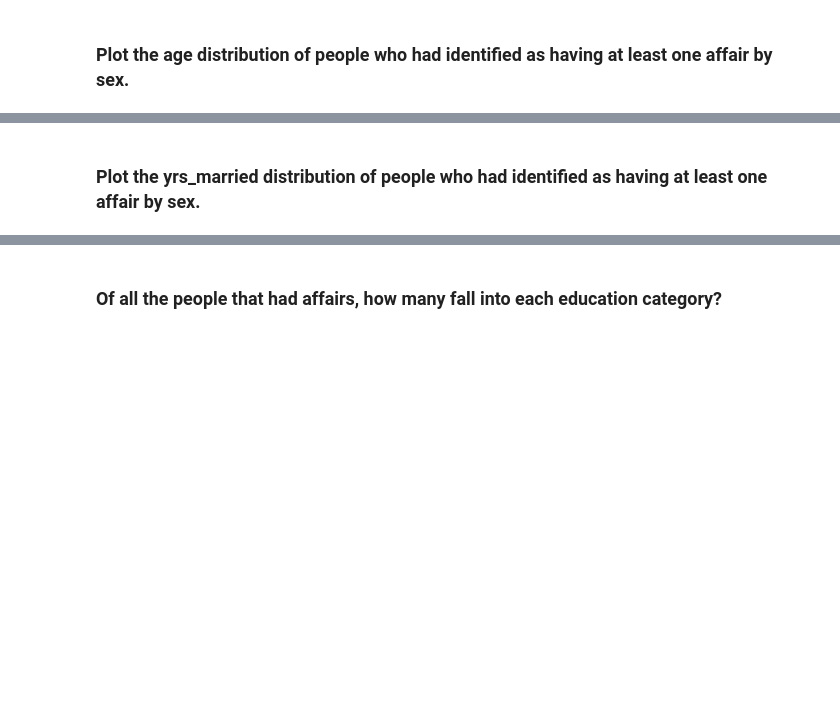
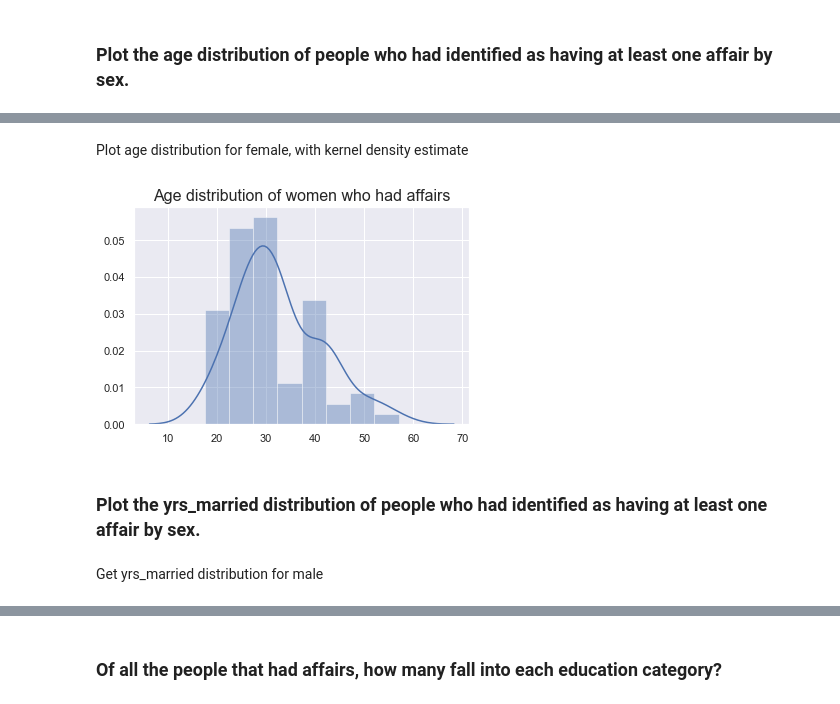
Before and after one commit to corneliailin/aae875_summer2019, a Jupyter notebook: lectures/Week5.ipynb, the cells around one changed output, grey strips where cells are left out. Saved outputs shown, nothing was run; the diff lists cells and outputs as text; code cells hidden in the pictures; blank space fills up the shorter version.

```diff
--- a/lectures/Week5.ipynb
+++ b/lectures/Week5.ipynb
@@ -341,2 +410,19 @@ Text(0, 0.5, 'Number of affairs')
+# %%
+age_f = []
+
+for row in had_affair_f:
+    age_f.append(row[index_age])
+# %% [markdown]
+Plot age distribution for female, with kernel density estimate
+# %%
+sns.set()
+sns.set_color_codes()
+sns.distplot(age_f, color = 'b')
+
+plt.title("Age distribution of women who had affairs", fontsize = 16);
+# %% [output]
+[figure, added]
 # %% [markdown]
 ### Plot the yrs_married distribution of people who had identified as having at least one affair by sex.
+# %% [markdown]
+Get yrs_married distribution for male
```
Also changed, not shown: parts of 54 cells of this notebook.
